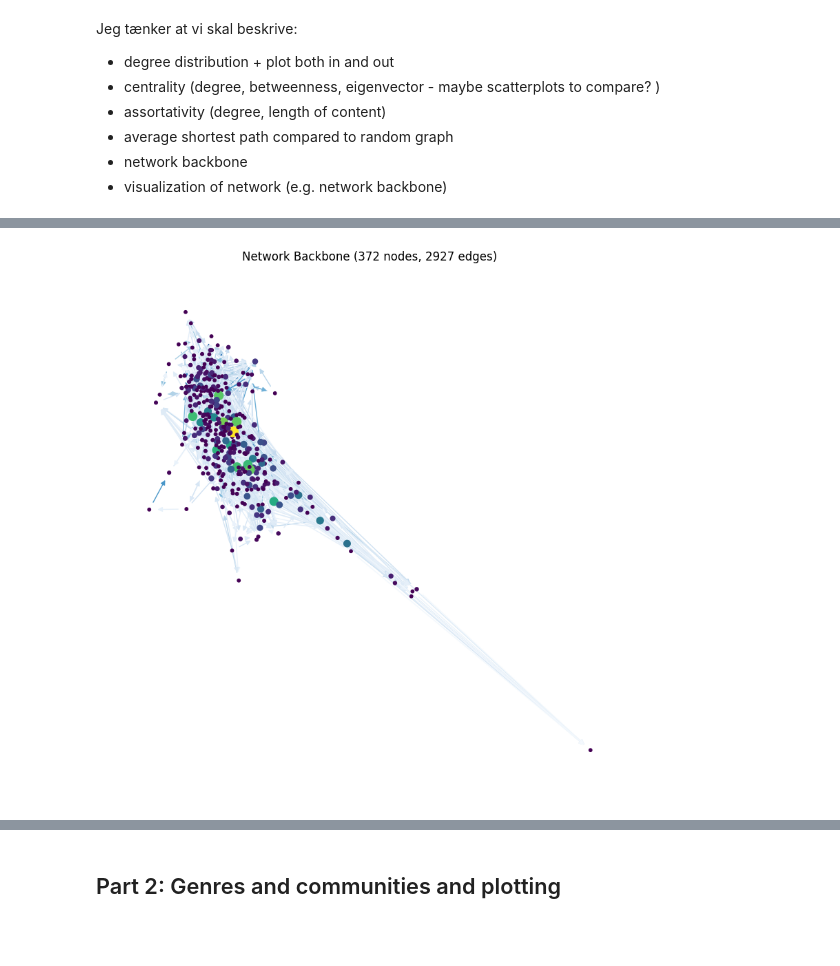
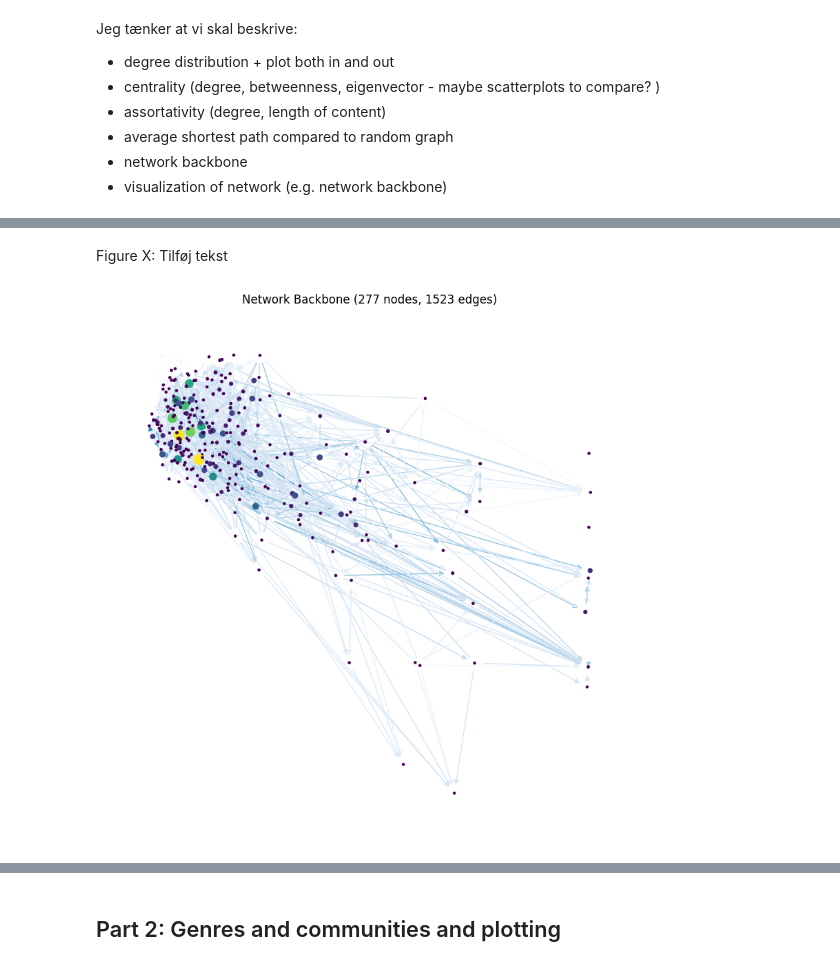
Before and after one commit to sorenstange/02805_Social_graphs_and_interactions, a Jupyter notebook: Assignment_2.ipynb, the cells around one changed output, grey strips where cells are left out. Saved outputs shown, nothing was run; the diff lists cells and outputs as text; code cells hidden in the pictures; blank space fills up the shorter version.

```diff
--- a/Assignment_2.ipynb
+++ b/Assignment_2.ipynb
@@ -198,17 +198,3 @@ Jeg tænker at vi skal beskrive:
 - average shortest path compared to random graph
 - network backbone
 - visualization of network (e.g. network backbone)
-# %%
-print('degree centrality top 10')
-for x, _ in sorted([(node, centrality) for node, centrality in nx.degree_centrality(G).items()], key = lambda x: x[1], reverse = True)[:10]:
-    print(x)
-
-print('\nbetweensness centrality top 10')
-for x, _ in sorted([(node, centrality) for node, centrality in nx.betweenness_centrality(G).items()], key = lambda x: x[1], reverse = True)[:10]:
-    print(x)
-
-print('\neigenvector centrality top 10')
-for x, _ in sorted([(node, centrality) for node, centrality in nx.eigenvector_centrality(G).items()], key = lambda x: x[1], reverse = True)[:10]:
-    print(x)
-
-print(nx.average_shortest_path_length(G.to_undirected()))
@@ -233,3 +302,5 @@ Paul_McCartney
+# %% [markdown]
+Figure X: Tilføj tekst
 # %%
 def disparity_filter(G, alpha_threshold):
     # Create an empty graph of the same type
@@ -293,10 +364,9 @@ def plot_backbone(G, alpha_threshold=0.5, node_size=50, edge_width=1,
     min_c, max_c = min(centrality.values()), max(centrality.values())
     values = [normalize(centrality[n], min_c, max_c) for n in backbone.nodes()]
     # Layout
-    pos = nx.forceatlas2_layout(backbone)
-    pos = nx.spring_layout(backbone, seed=42)
+    pos = nx.forceatlas2_layout(backbone, seed = 42)
+
     weights = [G[u][v].get('viz_weight', 1.0) for u, v in backbone.edges()]
-
     # Draw edges
     nx.draw_networkx_edges(backbone, pos, width=edge_width,
                            edge_color=weights, edge_cmap=edge_cmap, alpha=1.)
@@ -309,6 +379,6 @@ def plot_backbone(G, alpha_threshold=0.5, node_size=50, edge_width=1,
     plt.title(f"Network Backbone ({backbone.number_of_nodes()} nodes, {backbone.number_of_edges()} edges)")
     plt.show()
 # %%
-plot_backbone(G, node_size=10, alpha_threshold=0.5)
+plot_backbone(G, node_size=5, alpha_threshold=0.4)
 # %% [output]
-[figure, old version]
+[figure, new version]
```
Also changed, not shown: parts of 9 cells of this notebook.
